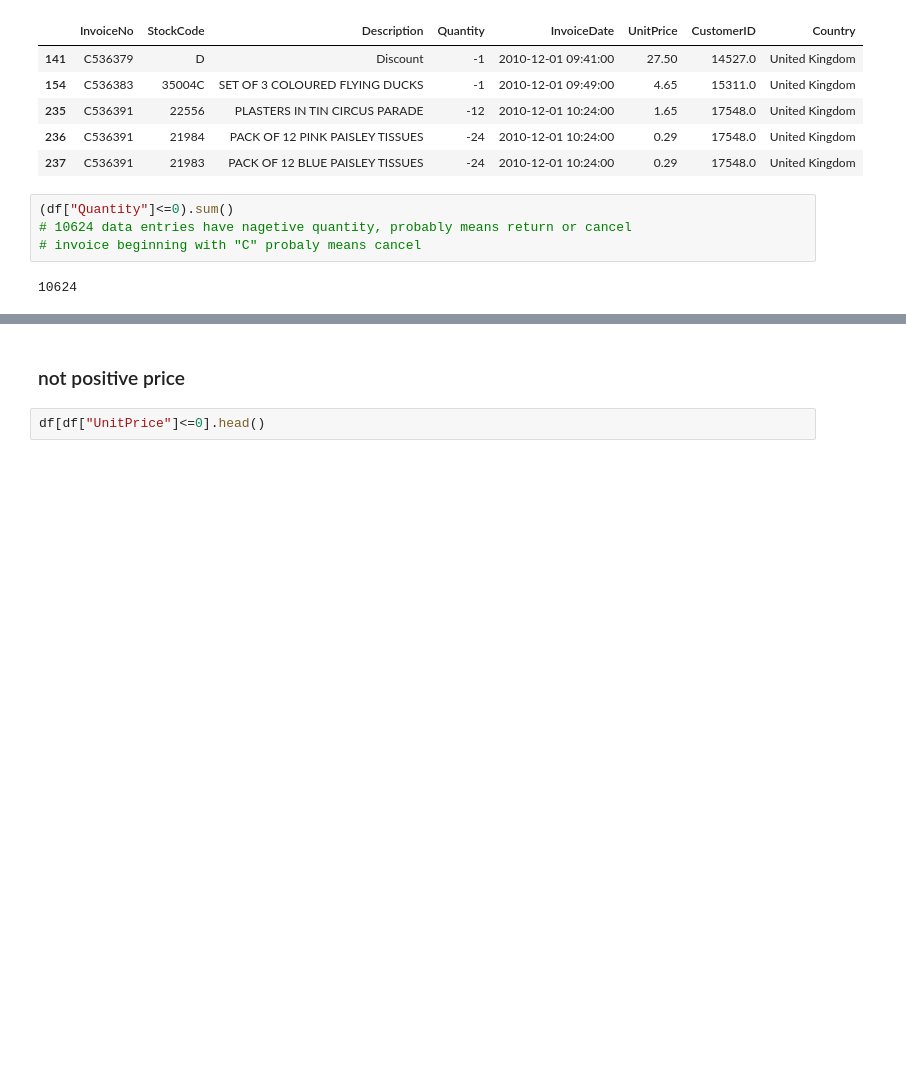
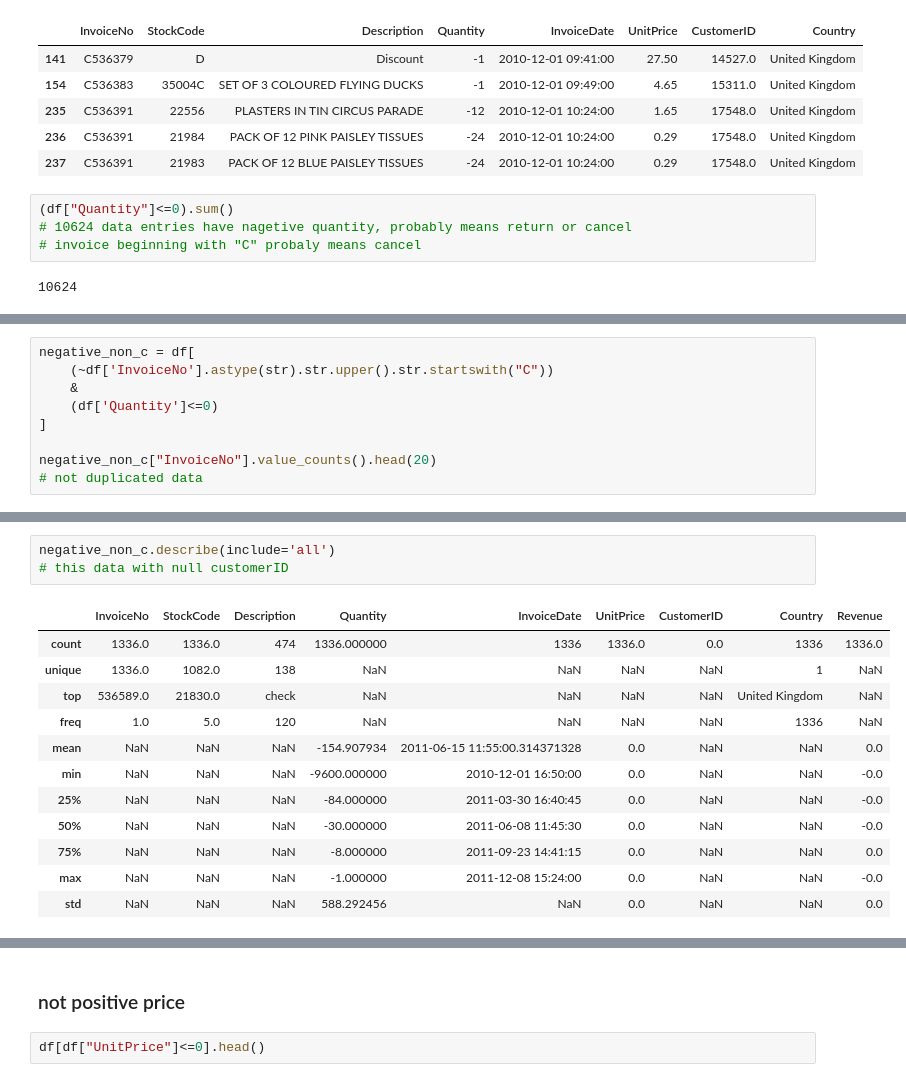
Before and after one commit to zodewithying/Fashion-E-commerce-Customer-Analytics, a Jupyter notebook: python/cleaning.ipynb, the cells around one changed output, grey strips where cells are left out. Saved outputs shown, nothing was run; the diff lists cells and outputs as text; blank space fills up the shorter version.

Commit message:
data cleaned

```diff
--- a/python/cleaning.ipynb
+++ b/python/cleaning.ipynb
@@ -84,0 +106,9 @@ df[df["Quantity"]<=0].head()
+# %%
+negative_non_c = df[
+    (~df['InvoiceNo'].astype(str).str.upper().str.startswith("C"))
+    &
+    (df['Quantity']<=0)
+]
+
+negative_non_c["InvoiceNo"].value_counts().head(20)
+# not duplicated data
@@ -84,0 +155,16 @@ df[df["Quantity"]<=0].head()
+# %%
+negative_non_c.describe(include='all')
+# this data with null customerID
+# %% [output]
+|  | InvoiceNo | StockCode | Description | Quantity | InvoiceDate | UnitPrice | CustomerID | Country | Revenue |
+| count | 1336.0 | 1336.0 | 474 | 1336.000000 | 1336 | 1336.0 | 0.0 | 1336 | 1336.0 |
+| unique | 1336.0 | 1082.0 | 138 | NaN | NaN | NaN | NaN | 1 | NaN |
+| top | 536589.0 | 21830.0 | check | NaN | NaN | NaN | NaN | United Kingdom | NaN |
+| freq | 1.0 | 5.0 | 120 | NaN | NaN | NaN | NaN | 1336 | NaN |
+| mean | NaN | NaN | NaN | -154.907934 | 2011-06-15 11:55:00.314371328 | 0.0 | NaN | NaN | 0.0 |
+| min | NaN | NaN | NaN | -9600.000000 | 2010-12-01 16:50:00 | 0.0 | NaN | NaN | -0.0 |
+| 25% | NaN | NaN | NaN | -84.000000 | 2011-03-30 16:40:45 | 0.0 | NaN | NaN | -0.0 |
+| 50% | NaN | NaN | NaN | -30.000000 | 2011-06-08 11:45:30 | 0.0 | NaN | NaN | -0.0 |
+| 75% | NaN | NaN | NaN | -8.000000 | 2011-09-23 14:41:15 | 0.0 | NaN | NaN | 0.0 |
+| max | NaN | NaN | NaN | -1.000000 | 2011-12-08 15:24:00 | 0.0 | NaN | NaN | -0.0 |
+| std | NaN | NaN | NaN | 588.292456 | NaN | 0.0 | NaN | NaN | 0.0 |
```
Also changed, not shown: parts of 32 cells of this notebook, 2 other files.
